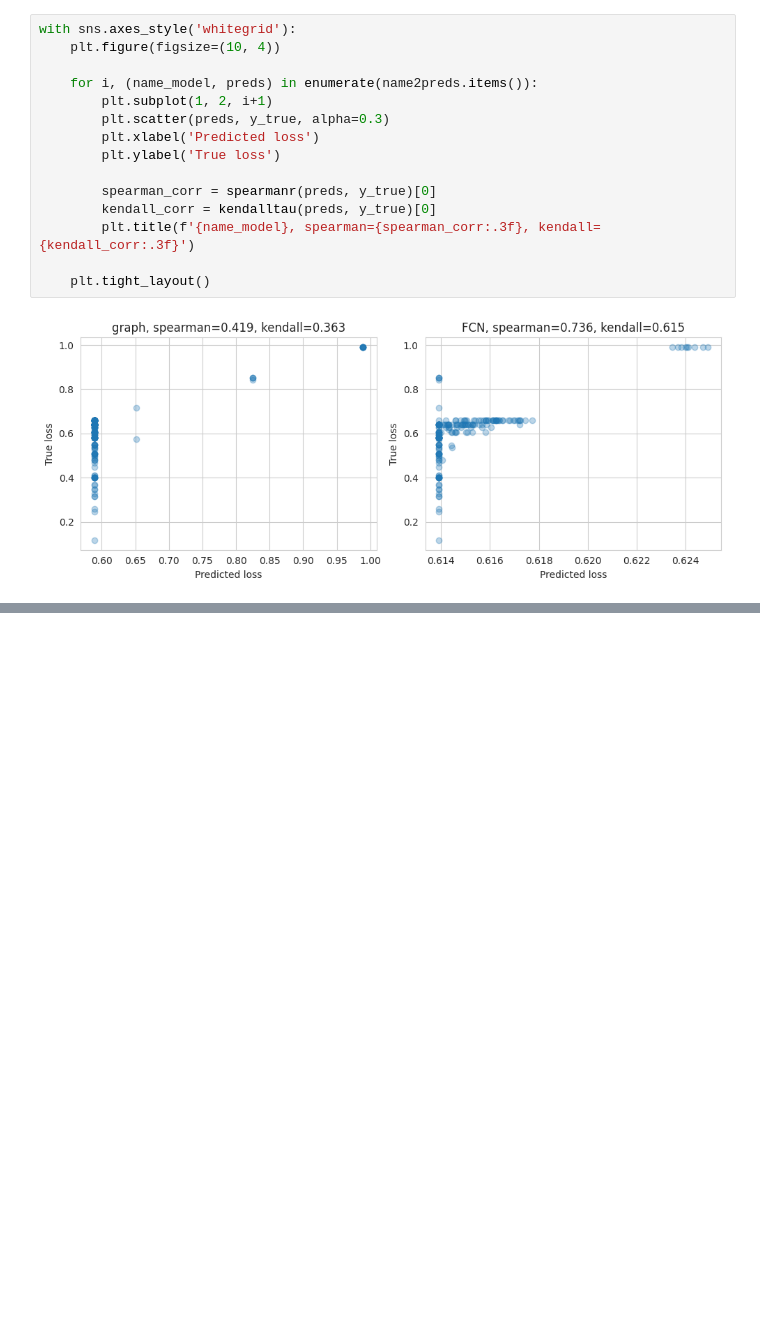
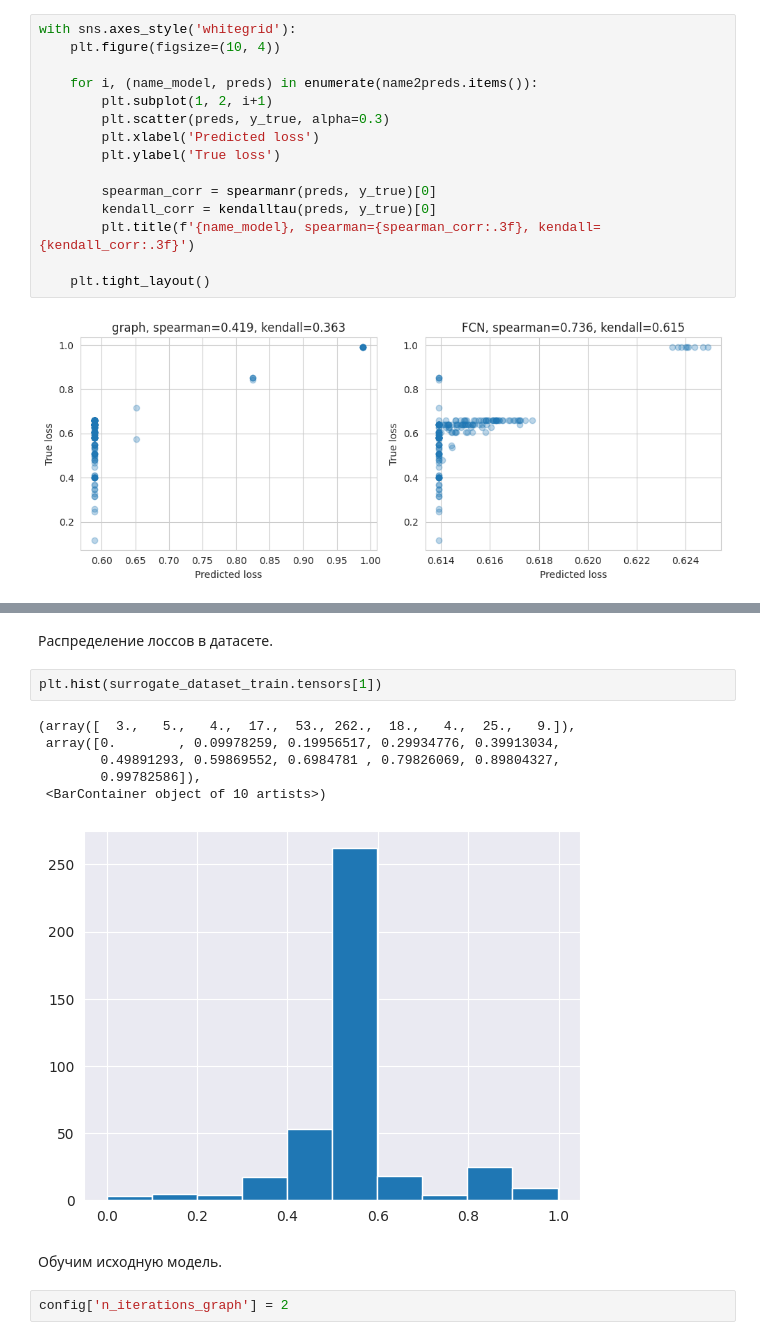
Before and after one commit to intsystems/Zero-shot-structural-pruning, a Jupyter notebook: notebooks/graphmodel.ipynb, the cells around one changed output, grey strips where cells are left out. Saved outputs shown, nothing was run; the diff lists cells and outputs as text; blank space fills up the shorter version.

```diff
--- a/notebooks/graphmodel.ipynb
+++ b/notebooks/graphmodel.ipynb
@@ -2463,0 +2603,15 @@ with sns.axes_style('whitegrid'):
+# %% [markdown]
+Распределение лоссов в датасете.
+# %%
+plt.hist(surrogate_dataset_train.tensors[1])
+# %% [output]
+(array([  3.,   5.,   4.,  17.,  53., 262.,  18.,   4.,  25.,   9.]),
+ array([0.        , 0.09978259, 0.19956517, 0.29934776, 0.39913034,
+        0.49891293, 0.59869552, 0.6984781 , 0.79826069, 0.89804327,
+        0.99782586]),
+ <BarContainer object of 10 artists>)
+[figure, added]
+# %% [markdown]
+Обучим исходную модель.
+# %%
+config['n_iterations_graph'] = 2
```
Also changed, not shown: parts of 33 cells of this notebook, 1 other file.
